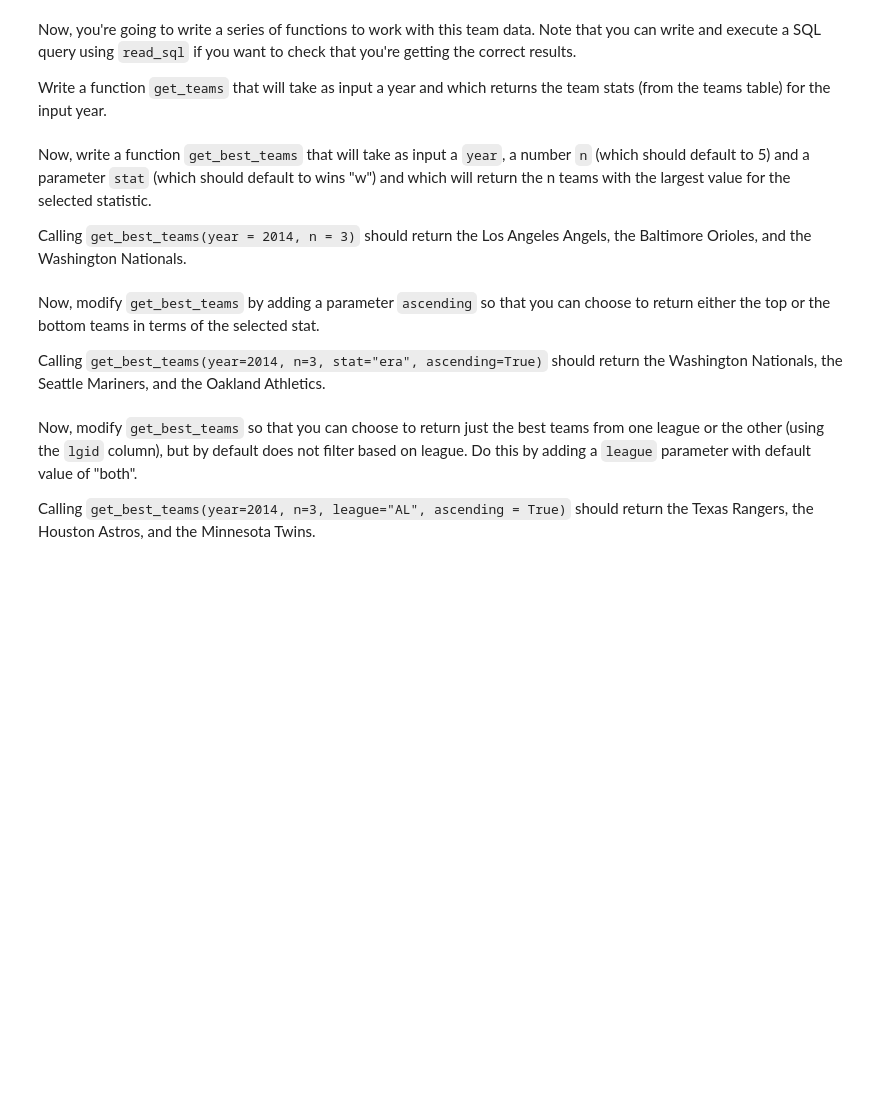
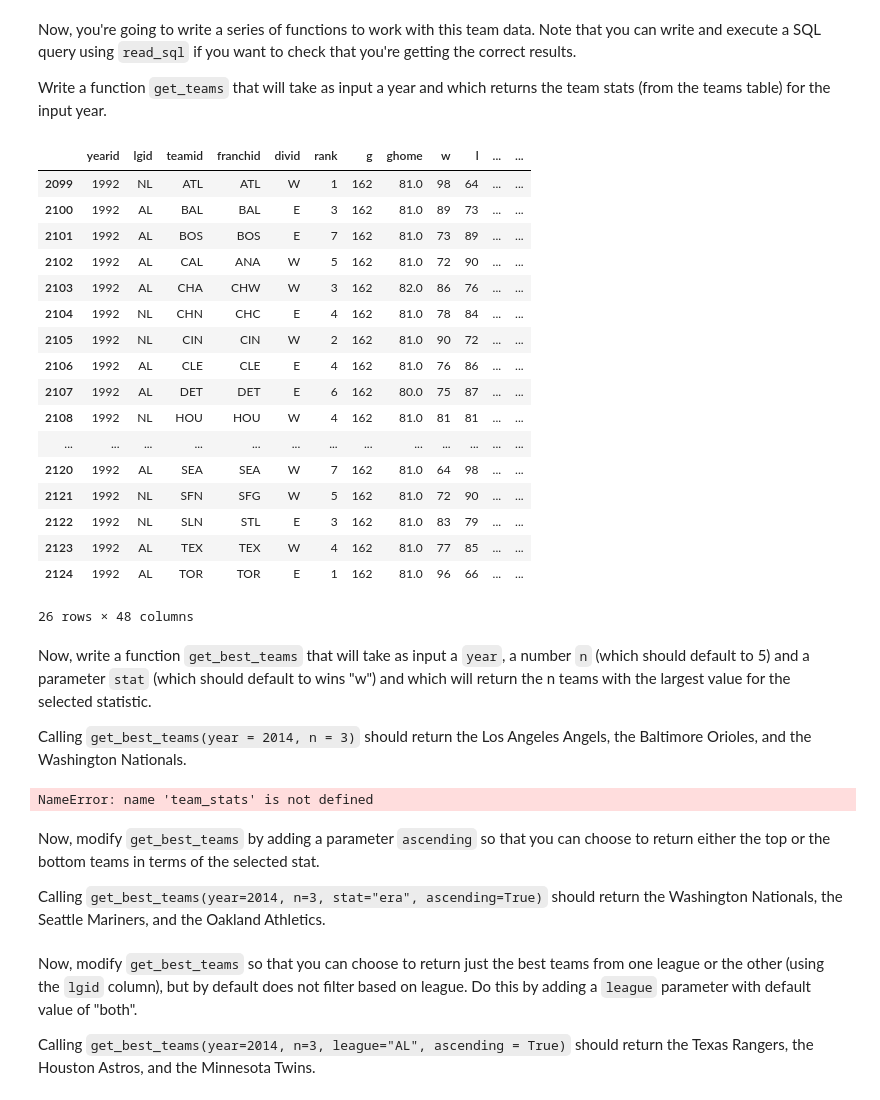
Before and after one commit to NSS-Data-Analytics-Cohort-10/loops-and-functions-jayebarber, a Jupyter notebook: notebooks/Loops_and_Functions_Practice_DA10.ipynb, the cells around one changed output. Drawn from its saved outputs; the diff is of its cells as text; code cells hidden in the pictures; blank space fills up the shorter version.

Commit message:
stuck on get_best_teams

```diff
--- a/notebooks/Loops_and_Functions_Practice_DA10.ipynb
+++ b/notebooks/Loops_and_Functions_Practice_DA10.ipynb
@@ -179,6 +182,6 @@ import pandas as pd
 import matplotlib.pyplot as plt
 from sqlalchemy import create_engine, text
 # %%
-database_name = 'lahman'    # Fill this in with your lahman database name
-connection_string = f"postgresql://postgres:postgres@localhost:5432/{database_name}"
+database_name = 'lahmans_baseball'    # Fill this in with your lahman database name
+connection_string = f"postgresql://postgres:postgres@localhost:5433/{database_name}"
 engine = create_engine(connection_string)
@@ -197,15 +206,38 @@ Now, you're going to write a series of functions to work with this team data. No
 
 Write a function `get_teams` that will take as input a year and which returns the team stats (from the teams table) for the input year.
 # %%
-# Your Code Here
+def get_teams(x):
+    return teams[teams['yearid']==x]
+get_teams(1992)
+# %% [output]
+|  | yearid | lgid | teamid | franchid | divid | rank | g | ghome | w | l | ... | ... |
+| 2099 | 1992 | NL | ATL | ATL | W | 1 | 162 | 81.0 | 98 | 64 | ... | ... |
+| 2100 | 1992 | AL | BAL | BAL | E | 3 | 162 | 81.0 | 89 | 73 | ... | ... |
+| 2101 | 1992 | AL | BOS | BOS | E | 7 | 162 | 81.0 | 73 | 89 | ... | ... |
+| 2102 | 1992 | AL | CAL | ANA | W | 5 | 162 | 81.0 | 72 | 90 | ... | ... |
+| 2103 | 1992 | AL | CHA | CHW | W | 3 | 162 | 82.0 | 86 | 76 | ... | ... |
+| 2104 | 1992 | NL | CHN | CHC | E | 4 | 162 | 81.0 | 78 | 84 | ... | ... |
+| 2105 | 1992 | NL | CIN | CIN | W | 2 | 162 | 81.0 | 90 | 72 | ... | ... |
+| 2106 | 1992 | AL | CLE | CLE | E | 4 | 162 | 81.0 | 76 | 86 | ... | ... |
+| 2107 | 1992 | AL | DET | DET | E | 6 | 162 | 80.0 | 75 | 87 | ... | ... |
+| 2108 | 1992 | NL | HOU | HOU | W | 4 | 162 | 81.0 | 81 | 81 | ... | ... |
+| ... | ... | ... | ... | ... | ... | ... | ... | ... | ... | ... | ... | ... |
+| 2120 | 1992 | AL | SEA | SEA | W | 7 | 162 | 81.0 | 64 | 98 | ... | ... |
+| 2121 | 1992 | NL | SFN | SFG | W | 5 | 162 | 81.0 | 72 | 90 | ... | ... |
+| 2122 | 1992 | NL | SLN | STL | E | 3 | 162 | 81.0 | 83 | 79 | ... | ... |
+| 2123 | 1992 | AL | TEX | TEX | W | 4 | 162 | 81.0 | 77 | 85 | ... | ... |
+| 2124 | 1992 | AL | TOR | TOR | E | 1 | 162 | 81.0 | 96 | 66 | ... | ... |
+26 rows × 48 columns
 # %% [markdown]
 Now, write a function `get_best_teams` that will take as input a `year`, a number `n` (which should default to 5) and a parameter `stat` (which should default to wins "w") and which will return the n teams with the largest value for the selected statistic.
 
 Calling `get_best_teams(year = 2014, n = 3)` should return the Los Angeles Angels, the Baltimore Orioles, and the Washington Nationals.
 # %%
-# Your Code Here
+best_teams_2014 = get_best_teams(year=2014, n=3)
+# %% [output]
+NameError: name 'team_stats' is not defined
 # %% [markdown]
-Now, modify `get_best_teams` by adding a parameter `ascending` so that you can choose to return either the top or the bottom teams in terms of the selected stat.
+ Now, modify `get_best_teams` by adding a parameter `ascending` so that you can choose to return either the top or the bottom teams in terms of the selected stat.
 
 Calling `get_best_teams(year=2014, n=3, stat="era", ascending=True)` should return the Washington Nationals, the Seattle Mariners, and the Oakland Athletics.
 # %%
```
Also changed, not shown: parts of 5 cells of this notebook.
